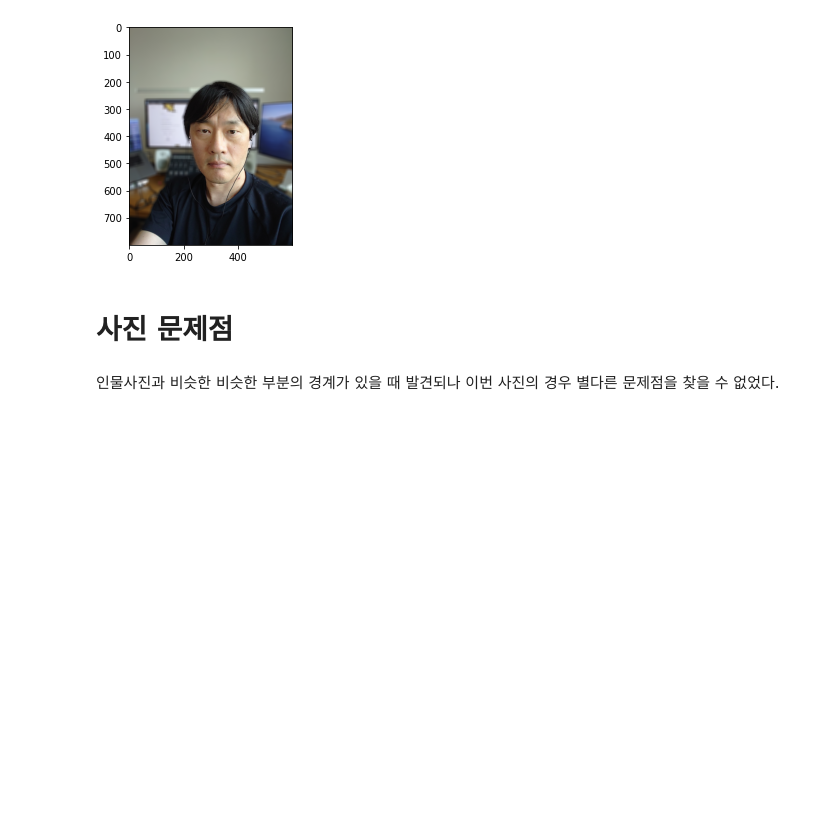
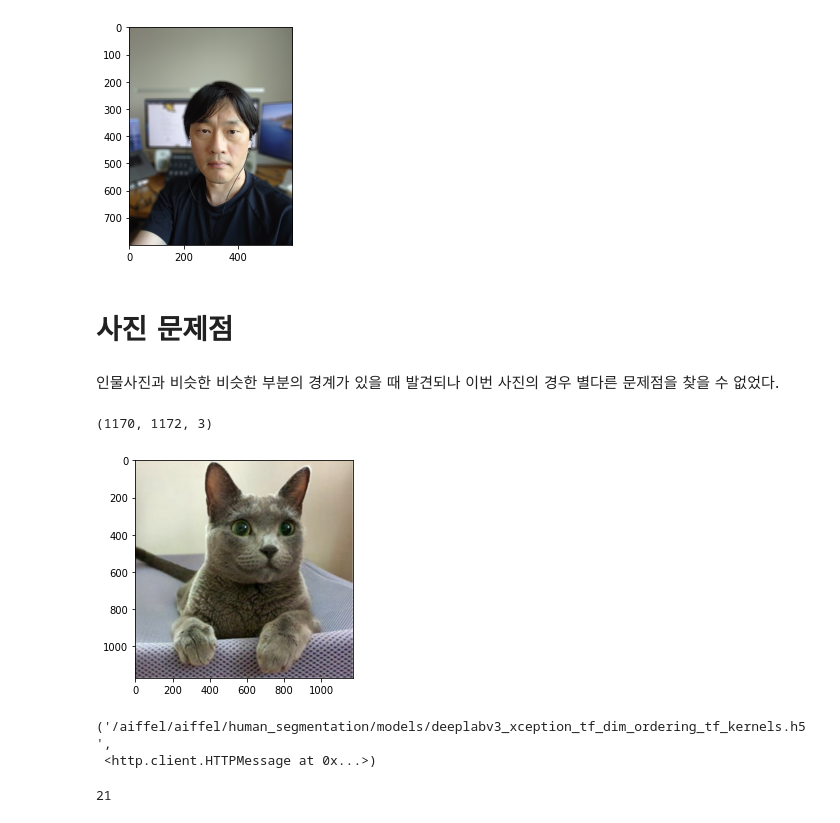
Before and after one commit to digilogtemp/work, a Jupyter notebook: 10-character/Character-10.ipynb, the cells around one changed output. Saved outputs shown, nothing was run; the diff lists cells and outputs as text; code cells hidden in the pictures; blank space fills up the shorter version.

```diff
--- a/10-character/Character-10.ipynb
+++ b/10-character/Character-10.ipynb
@@ -219,3 +219,31 @@ plt.show()
 # 사진 문제점
 # %% [markdown]
 인물사진과 비슷한 비슷한 부분의 경계가 있을 때 발견되나 이번 사진의 경우 별다른 문제점을 찾을 수 없었다.
+# %%
+img_path = 'cat.png'
+img_orig = cv2.imread(img_path)
+
+print(img_orig.shape)
+# %% [output]
+(1170, 1172, 3)
+# %%
+plt.imshow(cv2.cvtColor(img_orig, cv2.COLOR_BGR2RGB))
+plt.show()
+# 저장할 파일 이름을 결정합니다
+# 1. os.getenv(x)함수는 환경 변수x의 값을 포함하는 문자열 변수를 반환합니다. model_dir 에 "/aiffel/human_segmentation/models" 저장
+# 2. #os.path.join(a, b)는 경로를 병합하여 새 경로 생성 model_file 에 "/aiffel/aiffel/human_segmentation/models/deeplabv3_xception_tf_dim_ordering_tf_kernels.h5" 저장
+# 1
+model_dir = os.getenv('HOME')+'/aiffel/human_segmentation/models'
+# 2
+model_file = os.path.join(model_dir, 'deeplabv3_xception_tf_dim_ordering_tf_kernels.h5')
+
+# PixelLib가 제공하는 모델의 url입니다
+model_url = 'https://github.com/ayoolaolafenwa/PixelLib/releases/download/1.1/deeplabv3_xception_tf_dim_ordering_tf_kernels.h5'
+
+
+# 다운로드를 시작합니다
+urllib.request.urlretrieve(model_url, model_file) # urllib 패키지 내에 있는 request 모듈의 urlretrieve 함수를 이용해서 model_url에 있는 파일을 다운로드 해서 model_file 파일명으로 저장
+# %% [output]
+[figure, added]
+('/aiffel/aiffel/human_segmentation/models/deeplabv3_xception_tf_dim_ordering_tf_kernels.h5',
+ <http.client.HTTPMessage at 0x...>)
@@ -221,0 +255,10 @@ plt.show()
+# %%
+#pascalvoc 데이터의 라벨종류
+LABEL_NAMES = [
+    'background', 'aeroplane', 'bicycle', 'bird', 'boat', 'bottle', 'bus',
+    'car', 'cat', 'chair', 'cow', 'diningtable', 'dog', 'horse', 'motorbike',
+    'person', 'pottedplant', 'sheep', 'sofa', 'train', 'tv'
+]
+len(LABEL_NAMES)
+# %% [output]
+21
```
Also changed, not shown: parts of 12 cells of this notebook.
